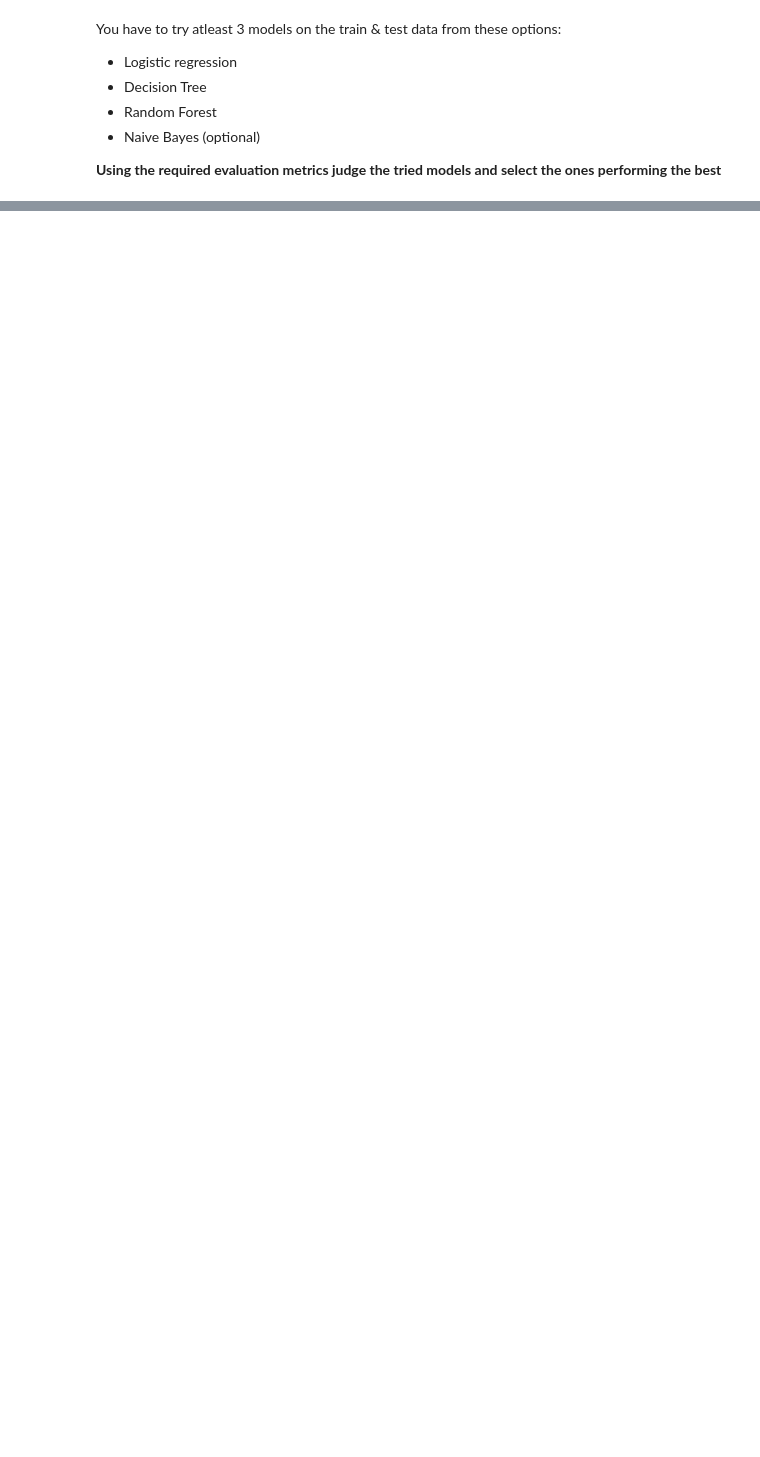
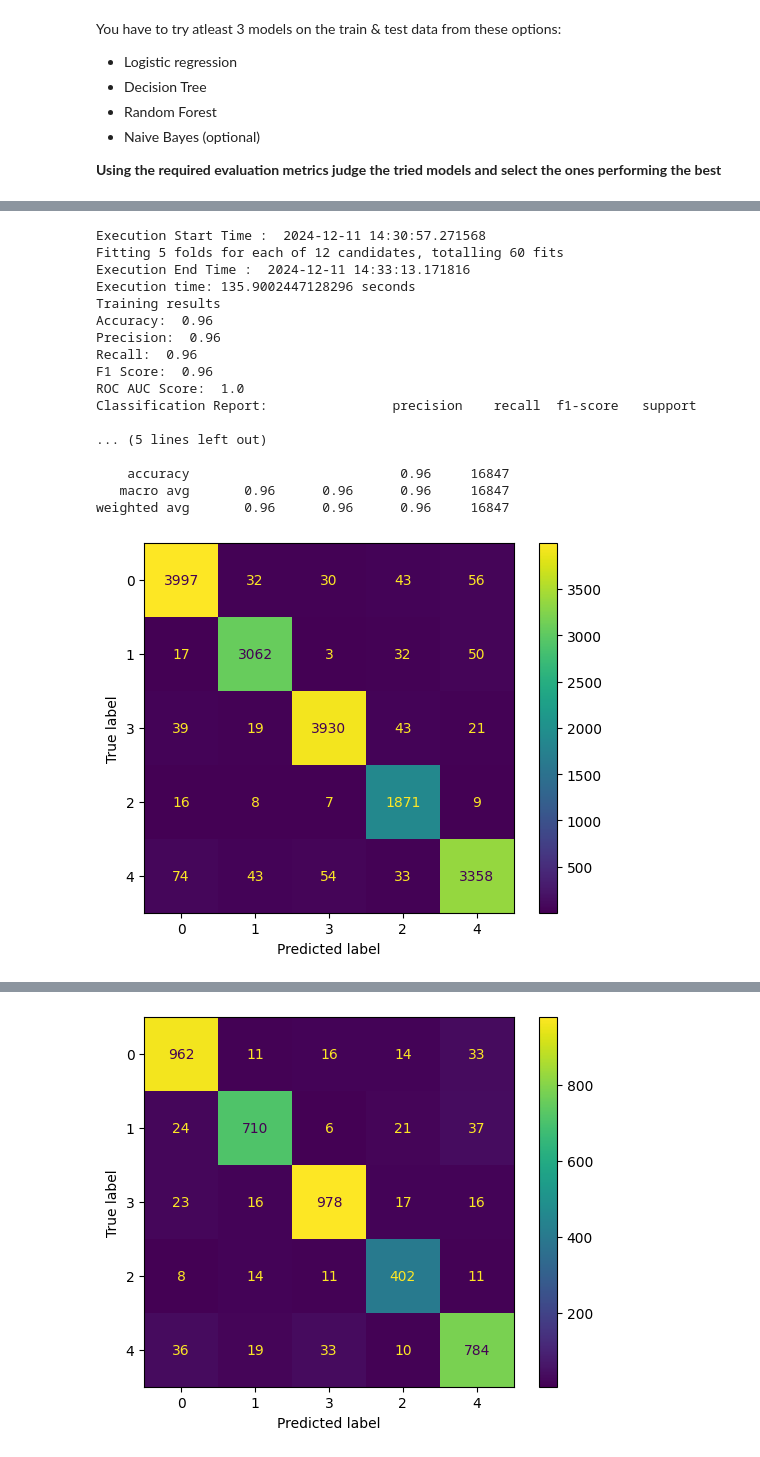
Before and after one commit to arnabberawork/Automatic-Ticket-Classification, a Jupyter notebook: Automatic_Ticket_Classification_Assignment_Arnab.ipynb, the cells around one changed output, grey strips where cells are left out. Saved outputs shown, nothing was run; the diff lists cells and outputs as text; code cells hidden in the pictures; blank space fills up the shorter version.

```diff
--- a/Automatic_Ticket_Classification_Assignment_Arnab.ipynb
+++ b/Automatic_Ticket_Classification_Assignment_Arnab.ipynb
@@ -719,0 +1089,26 @@ You have to try atleast 3 models on the train & test data from these options:
+# %%
+# function to evaluate the model and display the results
+def eval_model(model,model_summary,y_test,y_pred,y_pred_proba,type='Training'):
+    print(type,'results')
+    # Calculate Metrics
+    accuracy=round( accuracy_score(y_test,y_pred),2)
+    precision=round( precision_score(y_test,y_pred,average='weighted'),2)
+    recall=round( recall_score(y_test,y_pred,average='weighted'),2)
+    f1score=round(f1_score(y_test,y_pred,average='weighted'),2)
+    rocaucscore=round(roc_auc_score(y_test,y_pred_proba,average='weighted',multi_class='ovr'),2)
+    # Print Metrics
+    print('Accuracy: ', accuracy )
+    print('Precision: ', precision)
+    print('Recall: ', recall)
+    print('F1 Score: ', f1score)
+    print('ROC AUC Score: ', rocaucscore)
+    print('Classification Report: ', classification_report(y_test,y_pred))
+    cm = confusion_matrix(y_test,y_pred)
+    disp = ConfusionMatrixDisplay(confusion_matrix=cm,display_labels=training_data['Topic'].unique())
+    # Plot and show the confusion matrix
+    disp.plot(cmap='viridis')
+    plt.show()
+    if type=='Test':
+        model_summary=update_evaluation(model,model_summary,accuracy,precision,recall,f1score,rocaucscore)
+    # Return out the model_summary for verification
+    return model_summary
@@ -719,0 +1117,38 @@ You have to try atleast 3 models on the train & test data from these options:
+# %%
+# Initialize model_summary as an empty DataFrame with the required columns
+model_summary = pd.DataFrame(columns=['Estimator', 'Accuracy', 'Precision', 'Recall', 'F1_Score', 'ROC_AUC_Score'])
+# %%
+#running and evaluating the Logistic Regression model
+params = {
+    'C': [0.1, 1, 10],
+    'penalty': ['l2'],  #['l1', 'l2', 'elasticnet', 'none'],
+    'solver': ['liblinear', 'saga'], #['newton-cg', 'lbfgs', 'liblinear', 'sag', 'saga'],
+    'max_iter': [100, 200], #[100, 200, 300, 500, 1000]
+    'class_weight': ['balanced']
+}
+model=run_model(LogisticRegression(random_state=40),params)
+model_summary=eval_model(model,model_summary,y_train,model.predict(X_train),model.predict_proba(X_train),type='Training')
+model_summary=eval_model(model,model_summary,y_test,model.predict(X_test),model.predict_proba(X_test),type='Test')
+# Print Model Summary
+print(model_summary)
+#SAVE MODEL
+pickle.dump(model, open("lr_model.pkl", "wb"))
+# %% [output]
+Execution Start Time :  2024-12-11 14:30:57.271568
+Fitting 5 folds for each of 12 candidates, totalling 60 fits
+Execution End Time :  2024-12-11 14:33:13.171816
+Execution time: 135.9002447128296 seconds
+Training results
+Accuracy:  0.96
+Precision:  0.96
+Recall:  0.96
+F1 Score:  0.96
+ROC AUC Score:  1.0
+Classification Report:                precision    recall  f1-score   support
+
+... (5 lines left out)
+
+    accuracy                           0.96     16847
+   macro avg       0.96      0.96      0.96     16847
+weighted avg       0.96      0.96      0.96     16847
+[figure, added]
@@ -719,0 +1172 @@ You have to try atleast 3 models on the train & test data from these options:
+[figure, added]
```
Also changed, not shown: parts of 62 cells of this notebook, 6 other files.
